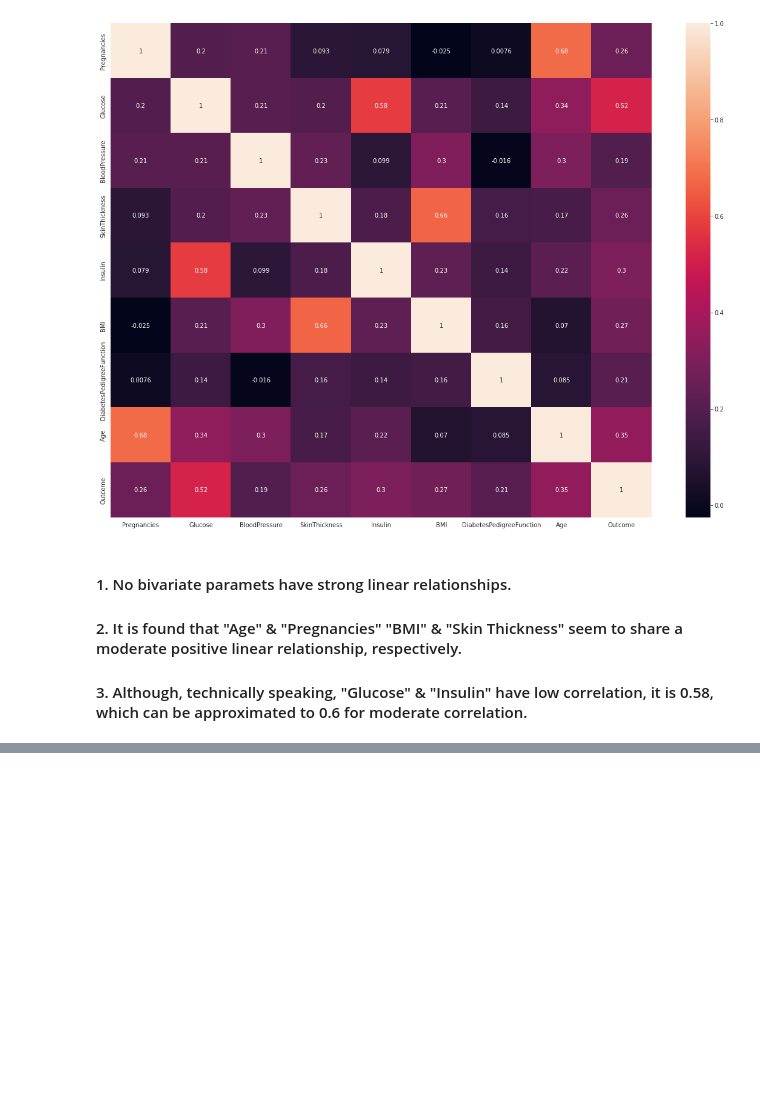
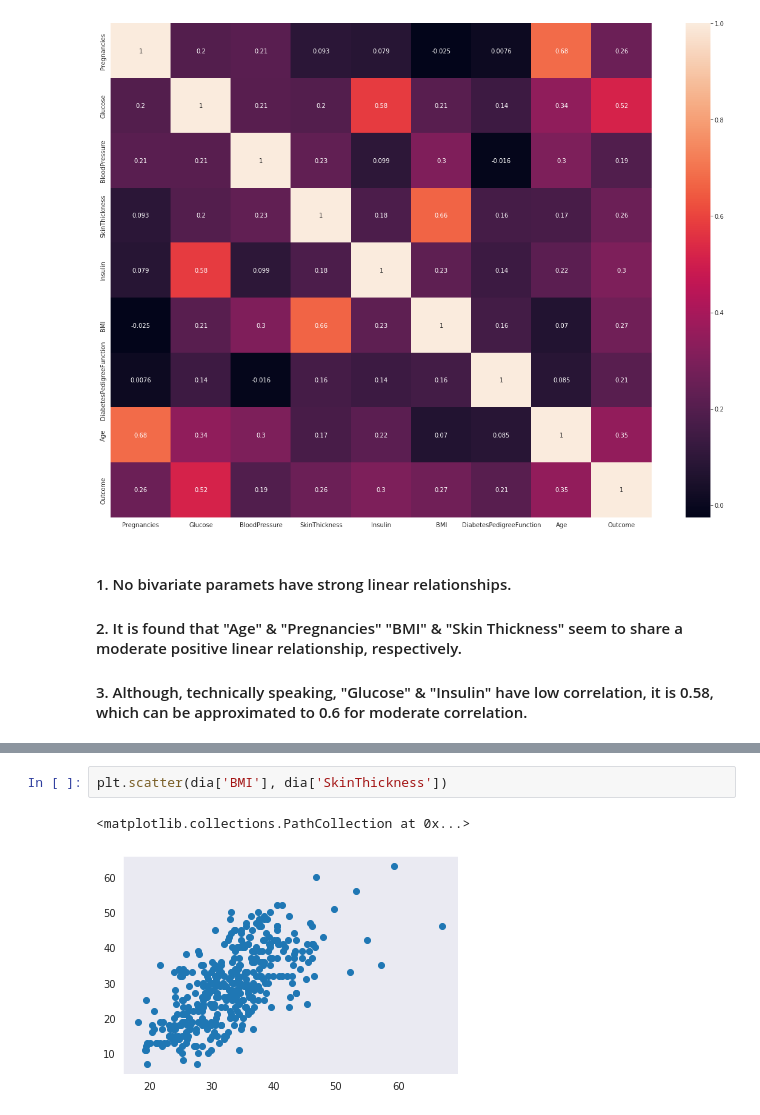
Before and after one commit to pragmatic-philosopher09/Feynn-Labs-Market-Segmentation-Internship-Task-, a Jupyter notebook: Feynn_Lab_Market_Segmentation.ipynb, the cells around one changed output, grey strips where cells are left out. Cells and saved outputs as stored; diff of their text form; blank space fills up the shorter version.

```diff
--- a/Feynn_Lab_Market_Segmentation.ipynb
+++ b/Feynn_Lab_Market_Segmentation.ipynb
@@ -508,0 +515,5 @@ sns.heatmap(cor, annot=True)
+# %%
+plt.scatter(dia['BMI'], dia['SkinThickness'])
+# %% [output]
+<matplotlib.collections.PathCollection at 0x...>
+[figure, added]
```
Also changed, not shown: parts of 24 cells of this notebook.
